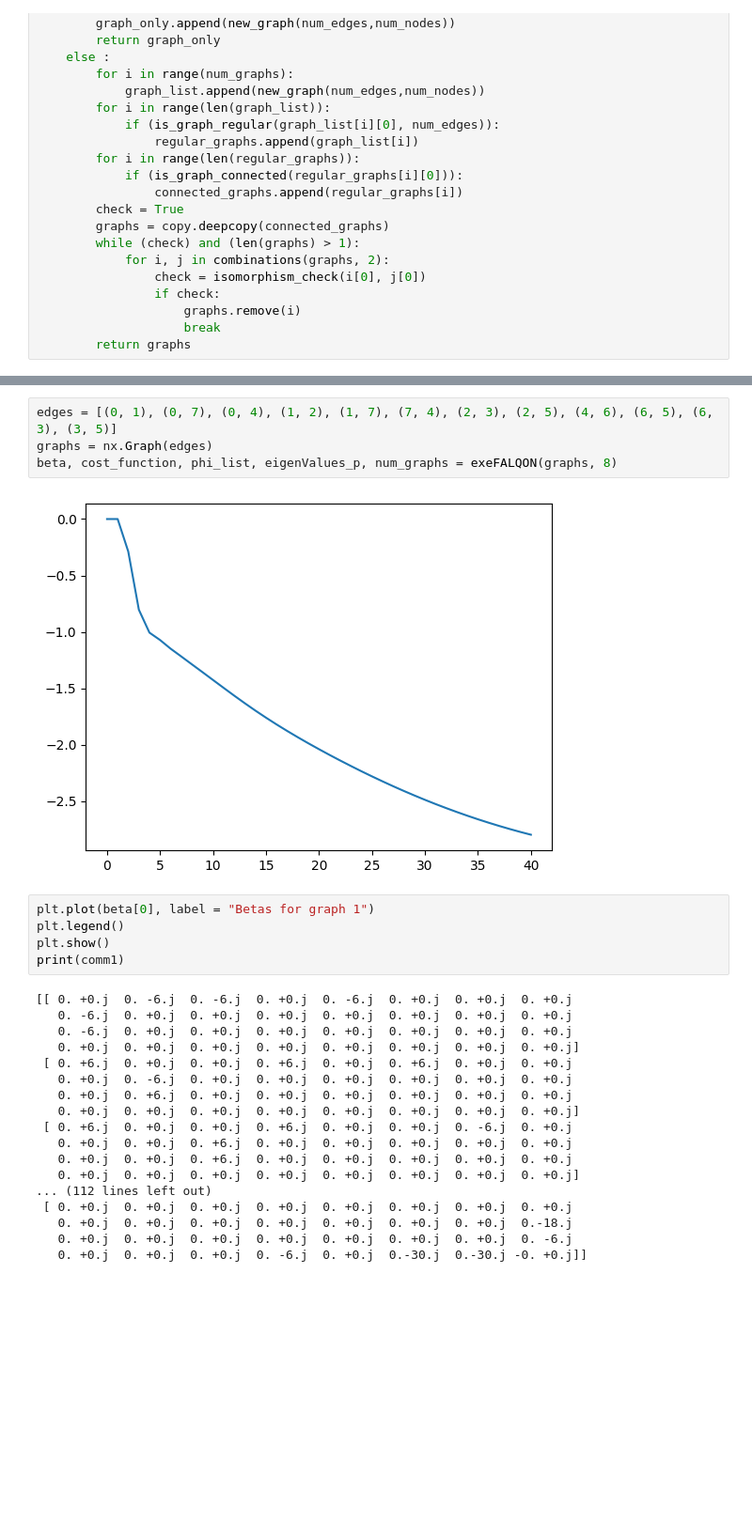
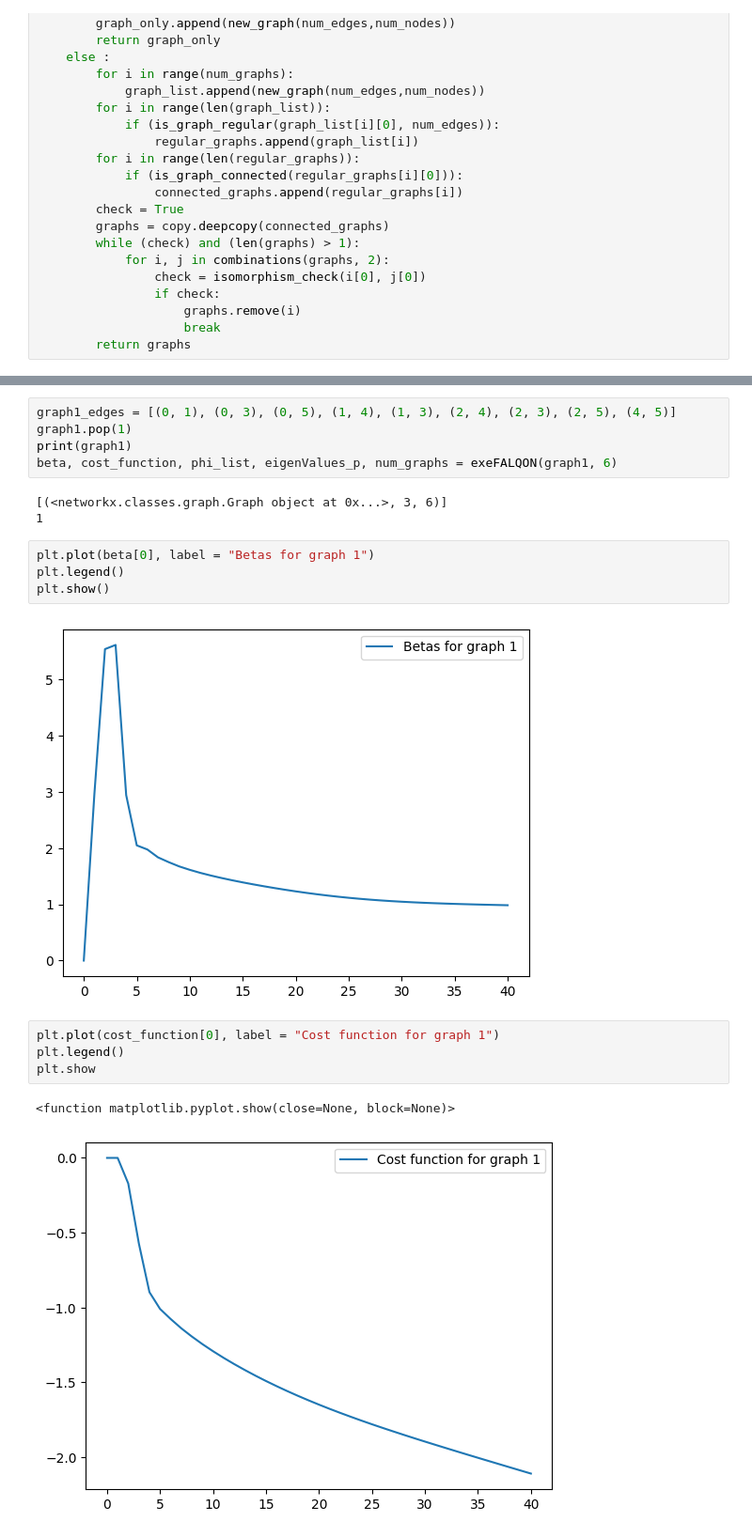
Before and after one commit to JoshuaFoate/FALQON, a Jupyter notebook: FALQONTesting.ipynb, the cells around one changed output, grey strips where cells are left out. Shown at 94% size. Drawn from its saved outputs; the diff is of its cells as text; blank space fills up the shorter version.

```diff
--- a/FALQONTesting.ipynb
+++ b/FALQONTesting.ipynb
@@ -421,29 +277,21 @@ def exeFALQON(graphs, qubits):
 # %%
-edges = [(0, 1), (0, 7), (0, 4), (1, 2), (1, 7), (7, 4), (2, 3), (2, 5), (4, 6), (6, 5), (6, 3), (3, 5)]
-graphs = nx.Graph(edges)
-beta, cost_function, phi_list, eigenValues_p, num_graphs = exeFALQON(graphs, 8)
+graph1_edges = [(0, 1), (0, 3), (0, 5), (1, 4), (1, 3), (2, 4), (2, 3), (2, 5), (4, 5)]
+graph1.pop(1)
+print(graph1)
+beta, cost_function, phi_list, eigenValues_p, num_graphs = exeFALQON(graph1, 6)
 # %% [output]
-[figure, removed]
+[(<networkx.classes.graph.Graph object at 0x...>, 3, 6)]
+1
 # %%
 plt.plot(beta[0], label = "Betas for graph 1")
 plt.legend()
 plt.show()
-print(comm1)
 # %% [output]
-[[ 0. +0.j  0. -6.j  0. -6.j  0. +0.j  0. -6.j  0. +0.j  0. +0.j  0. +0.j
-   0. -6.j  0. +0.j  0. +0.j  0. +0.j  0. +0.j  0. +0.j  0. +0.j  0. +0.j
-   0. -6.j  0. +0.j  0. +0.j  0. +0.j  0. +0.j  0. +0.j  0. +0.j  0. +0.j
-   0. +0.j  0. +0.j  0. +0.j  0. +0.j  0. +0.j  0. +0.j  0. +0.j  0. +0.j]
- [ 0. +6.j  0. +0.j  0. +0.j  0. +6.j  0. +0.j  0. +6.j  0. +0.j  0. +0.j
-   0. +0.j  0. -6.j  0. +0.j  0. +0.j  0. +0.j  0. +0.j  0. +0.j  0. +0.j
-   0. +0.j  0. +6.j  0. +0.j  0. +0.j  0. +0.j  0. +0.j  0. +0.j  0. +0.j
-   0. +0.j  0. +0.j  0. +0.j  0. +0.j  0. +0.j  0. +0.j  0. +0.j  0. +0.j]
- [ 0. +6.j  0. +0.j  0. +0.j  0. +6.j  0. +0.j  0. +0.j  0. -6.j  0. +0.j
-   0. +0.j  0. +0.j  0. +6.j  0. +0.j  0. +0.j  0. +0.j  0. +0.j  0. +0.j
-   0. +0.j  0. +0.j  0. +6.j  0. +0.j  0. +0.j  0. +0.j  0. +0.j  0. +0.j
-   0. +0.j  0. +0.j  0. +0.j  0. +0.j  0. +0.j  0. +0.j  0. +0.j  0. +0.j]
-... (112 lines left out)
- [ 0. +0.j  0. +0.j  0. +0.j  0. +0.j  0. +0.j  0. +0.j  0. +0.j  0. +0.j
-   0. +0.j  0. +0.j  0. +0.j  0. +0.j  0. +0.j  0. +0.j  0. +0.j  0.-18.j
-   0. +0.j  0. +0.j  0. +0.j  0. +0.j  0. +0.j  0. +0.j  0. +0.j  0. -6.j
-   0. +0.j  0. +0.j  0. +0.j  0. -6.j  0. +0.j  0.-30.j  0.-30.j -0. +0.j]]
+[figure, added]
+# %%
+plt.plot(cost_function[0], label = "Cost function for graph 1")
+plt.legend()
+plt.show
+# %% [output]
+<function matplotlib.pyplot.show(close=None, block=None)>
+[figure, added]
```
Also changed, not shown: parts of 28 cells of this notebook.
